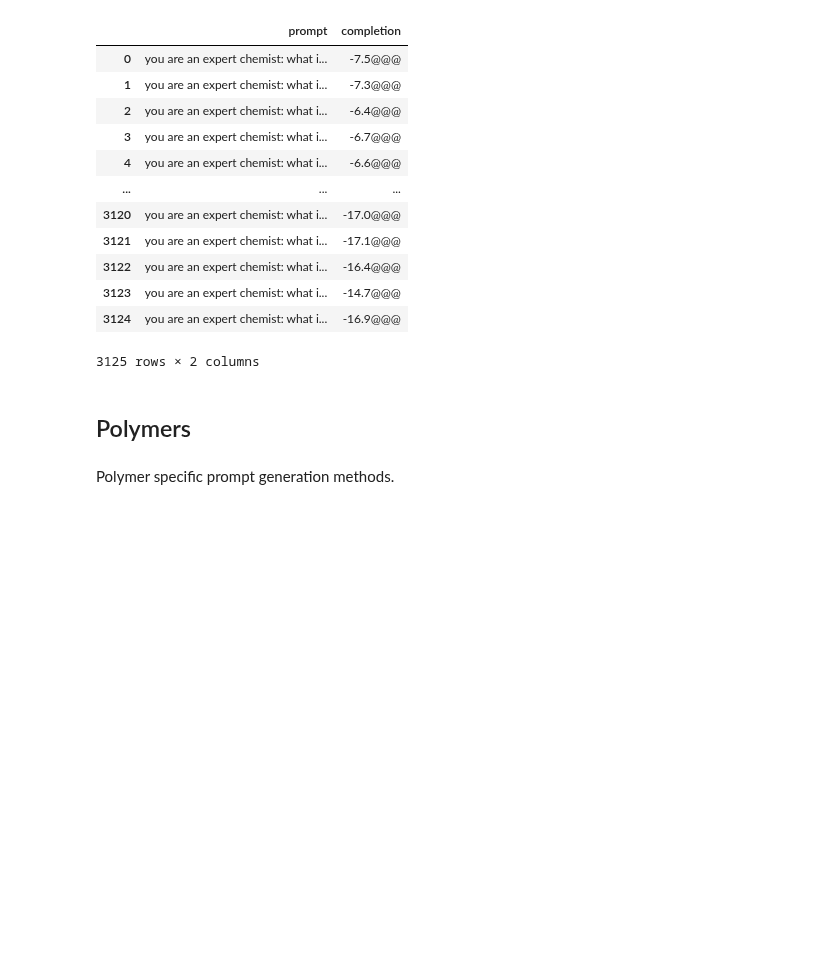
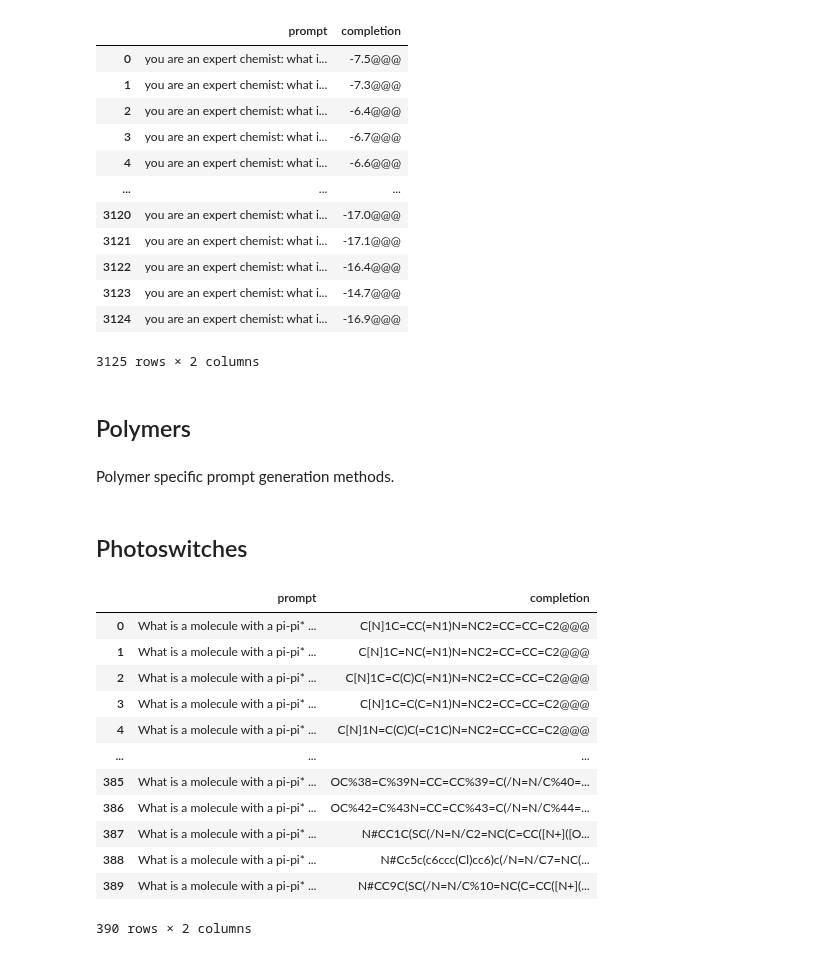
Before and after one commit to kjappelbaum/gpt3forchem, a Jupyter notebook: notebooks/03_input.ipynb, the cells around one changed output. Drawn from its saved outputs; the diff is of its cells as text; code cells hidden in the pictures; blank space fills up the shorter version.

```diff
--- a/notebooks/03_input.ipynb
+++ b/notebooks/03_input.ipynb
@@ -205,3 +207,33 @@ def get_polymer_composition_dict(row):
             count = 0
         comp_dict[f"num_{key}"] = count
     return comp_dict
+# %% [markdown]
+## Photoswitches
+# %%
+# | export
+
+PROMPT_TEMPLATE_photoswitch_w_n_pistar = "What is a molecule with a pi-pi* transition wavelength of {} nm and n-pi* transition wavelength of {} nm###"
+PROMPT_TEMPLATE_photoswitch_ = "What is a molecule with a pi-pi* transition wavelength of {} nm###"
+COMPLETION_TEMPLATE_photoswitch_ = "{}@@@"
+
+
+def generate_inverse_photoswitch_prompts(data: pd.DataFrame) -> pd.DataFrame:
+    prompts = []
+    completions = []
+
+    for i, row in data.iterrows():
+        if np.isnan(row["E isomer n-pi* wavelength in nm"]):
+            prompt = PROMPT_TEMPLATE_photoswitch_.format(row["E isomer pi-pi* wavelength in nm"])
+        else:
+            prompt = PROMPT_TEMPLATE_photoswitch_w_n_pistar.format(
+                row["E isomer pi-pi* wavelength in nm"],
+                row["E isomer n-pi* wavelength in nm"],
+            )
+
+        completion = COMPLETION_TEMPLATE_photoswitch_.format(row["SMILES"])
+        prompts.append(prompt)
+        completions.append(completion)
+
+    prompts = pd.DataFrame({"prompt": prompts, "completion": completions})
+
+    return prompts
@@ -207,0 +242,18 @@ def get_polymer_composition_dict(row):
+# %%
+photoswitch_data = get_photoswitch_data()
+# %%
+generate_inverse_photoswitch_prompts(photoswitch_data)
+# %% [output]
+|  | prompt | completion |
+| 0 | What is a molecule with a pi-pi* ... | C[N]1C=CC(=N1)N=NC2=CC=CC=C2@@@ |
+| 1 | What is a molecule with a pi-pi* ... | C[N]1C=NC(=N1)N=NC2=CC=CC=C2@@@ |
+| 2 | What is a molecule with a pi-pi* ... | C[N]1C=C(C)C(=N1)N=NC2=CC=CC=C2@@@ |
+| 3 | What is a molecule with a pi-pi* ... | C[N]1C=C(C=N1)N=NC2=CC=CC=C2@@@ |
+| 4 | What is a molecule with a pi-pi* ... | C[N]1N=C(C)C(=C1C)N=NC2=CC=CC=C2@@@ |
+| ... | ... | ... |
+| 385 | What is a molecule with a pi-pi* ... | OC%38=C%39N=CC=CC%39=C(/N=N/C%40=... |
+| 386 | What is a molecule with a pi-pi* ... | OC%42=C%43N=CC=CC%43=C(/N=N/C%44=... |
+| 387 | What is a molecule with a pi-pi* ... | N#CC1C(SC(/N=N/C2=NC(C=CC([N+]([O... |
+| 388 | What is a molecule with a pi-pi* ... | N#Cc5c(c6ccc(Cl)cc6)c(/N=N/C7=NC(... |
+| 389 | What is a molecule with a pi-pi* ... | N#CC9C(SC(/N=N/C%10=NC(C=CC([N+](... |
+390 rows × 2 columns
```
Also changed, not shown: parts of 2 cells of this notebook, 10 other files.
